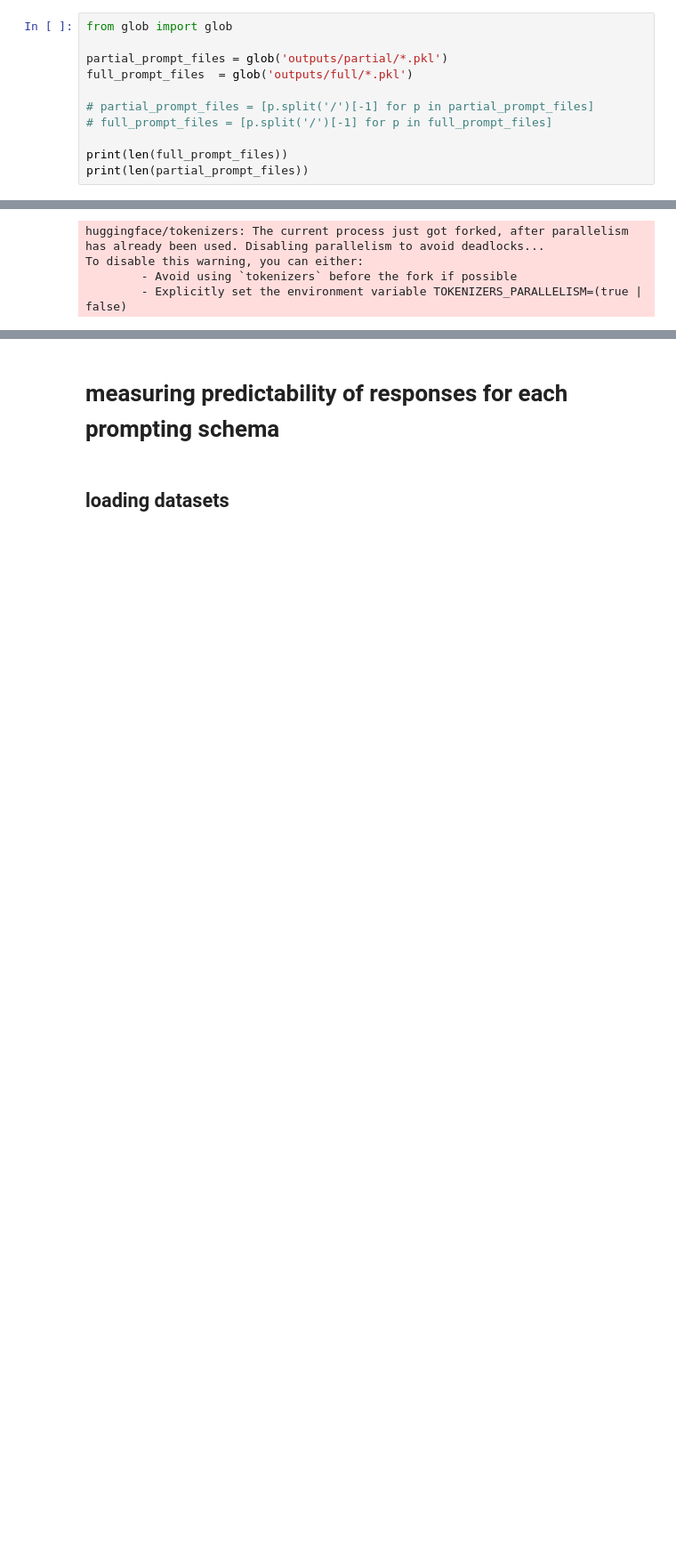
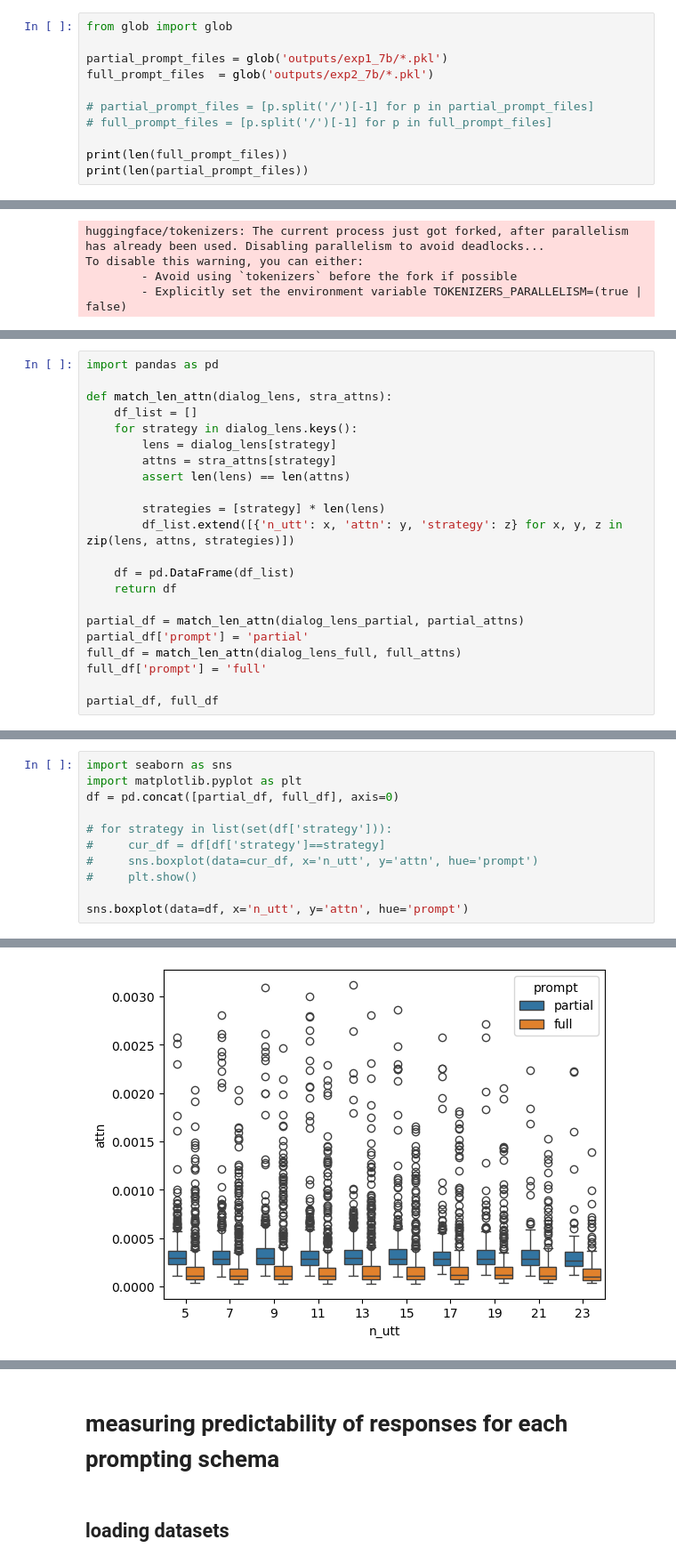
Before and after one commit to navidmdn/ESCConv-common, a Jupyter notebook: prompting/strategy_following_comparison.ipynb, the cells around one changed output, grey strips where cells are left out. Shown at 89% size. Drawn from its saved outputs; the diff is of its cells as text; blank space fills up the shorter version.

Commit message:
more prompt templates and their experiments

```diff
--- a/prompting/strategy_following_comparison.ipynb
+++ b/prompting/strategy_following_comparison.ipynb
@@ -3,8 +3,8 @@
 # %%
 from glob import glob
 
-partial_prompt_files = glob('outputs/partial/*.pkl')
-full_prompt_files  = glob('outputs/full/*.pkl')
+partial_prompt_files = glob('outputs/exp1_7b/*.pkl')
+full_prompt_files  = glob('outputs/exp2_7b/*.pkl')
 
 # partial_prompt_files = [p.split('/')[-1] for p in partial_prompt_files]
 # full_prompt_files = [p.split('/')[-1] for p in full_prompt_files]
@@ -110,0 +147,22 @@ plt.show()
+# %%
+import pandas as pd
+
+def match_len_attn(dialog_lens, stra_attns):
+    df_list = []
+    for strategy in dialog_lens.keys():
+        lens = dialog_lens[strategy]
+        attns = stra_attns[strategy]
+        assert len(lens) == len(attns)
+
+        strategies = [strategy] * len(lens)
+        df_list.extend([{'n_utt': x, 'attn': y, 'strategy': z} for x, y, z in zip(lens, attns, strategies)])
+
+    df = pd.DataFrame(df_list)
+    return df
+
+partial_df = match_len_attn(dialog_lens_partial, partial_attns)
+partial_df['prompt'] = 'partial'
+full_df = match_len_attn(dialog_lens_full, full_attns)
+full_df['prompt'] = 'full'
+
+partial_df, full_df
@@ -110,0 +187,12 @@ plt.show()
+# %%
+import seaborn as sns
+import matplotlib.pyplot as plt
+df = pd.concat([partial_df, full_df], axis=0)
+
+# for strategy in list(set(df['strategy'])):
+#     cur_df = df[df['strategy']==strategy]
+#     sns.boxplot(data=cur_df, x='n_utt', y='attn', hue='prompt')
+#     plt.show()
+
+sns.boxplot(data=df, x='n_utt', y='attn', hue='prompt')
+# %% [output]
@@ -110,0 +200 @@ plt.show()
+[figure, added]
```
Also changed, not shown: parts of 12 cells of this notebook, 4 other files.
